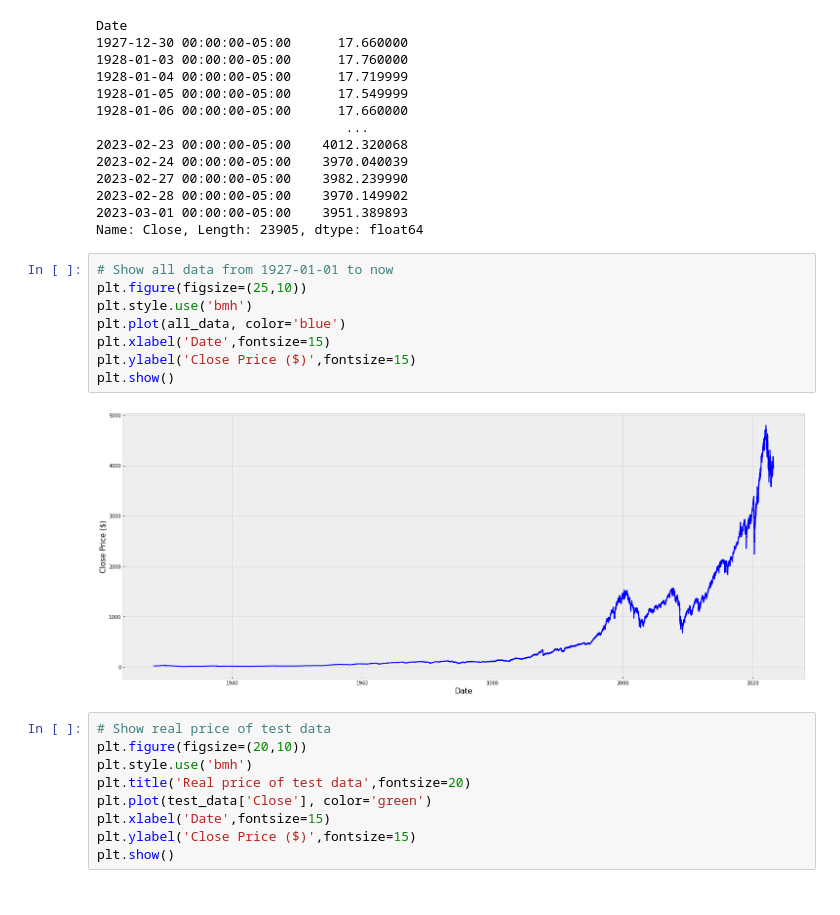
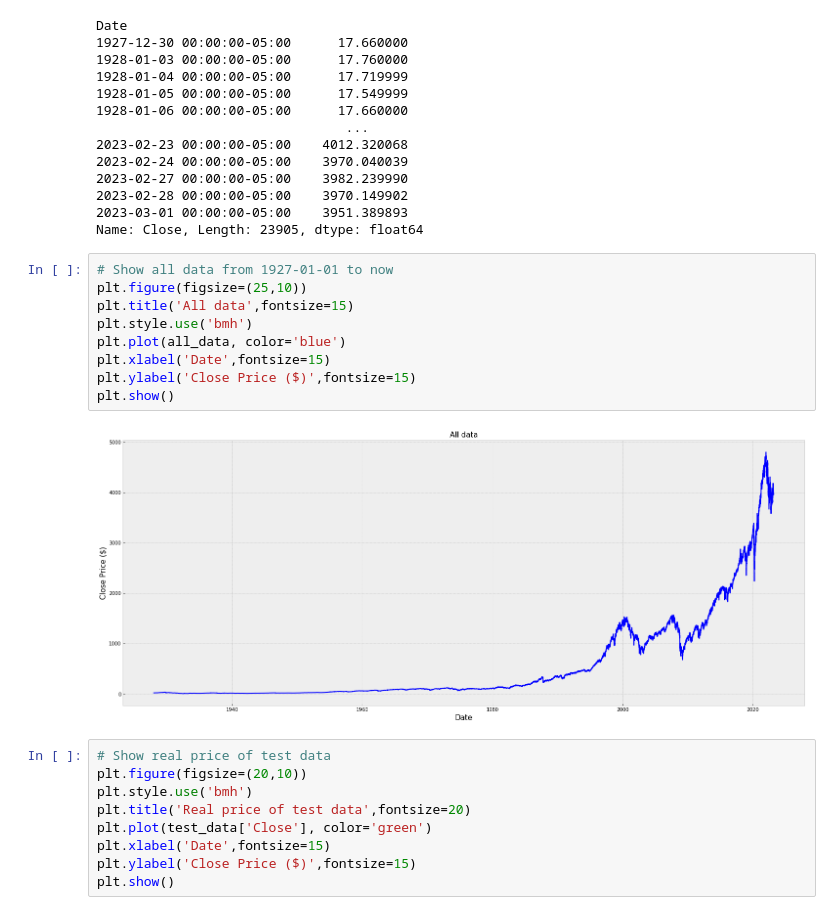
Before and after one commit to NervOUs11/Predict_S-P500, a Jupyter notebook: Code.ipynb, the cells around one changed output. Drawn from its saved outputs; the diff is of its cells as text.

```diff
--- a/Code.ipynb
+++ b/Code.ipynb
@@ -180,13 +180,14 @@ Name: Close, Length: 23905, dtype: float64
 # %%
 # Show all data from 1927-01-01 to now
 plt.figure(figsize=(25,10))
+plt.title('All data',fontsize=15)
 plt.style.use('bmh')
 plt.plot(all_data, color='blue')
 plt.xlabel('Date',fontsize=15)
 plt.ylabel('Close Price ($)',fontsize=15)
 plt.show()
 # %% [output]
-[figure, old version]
+[figure, new version]
 # %%
 # Show real price of test data
 plt.figure(figsize=(20,10))
```
